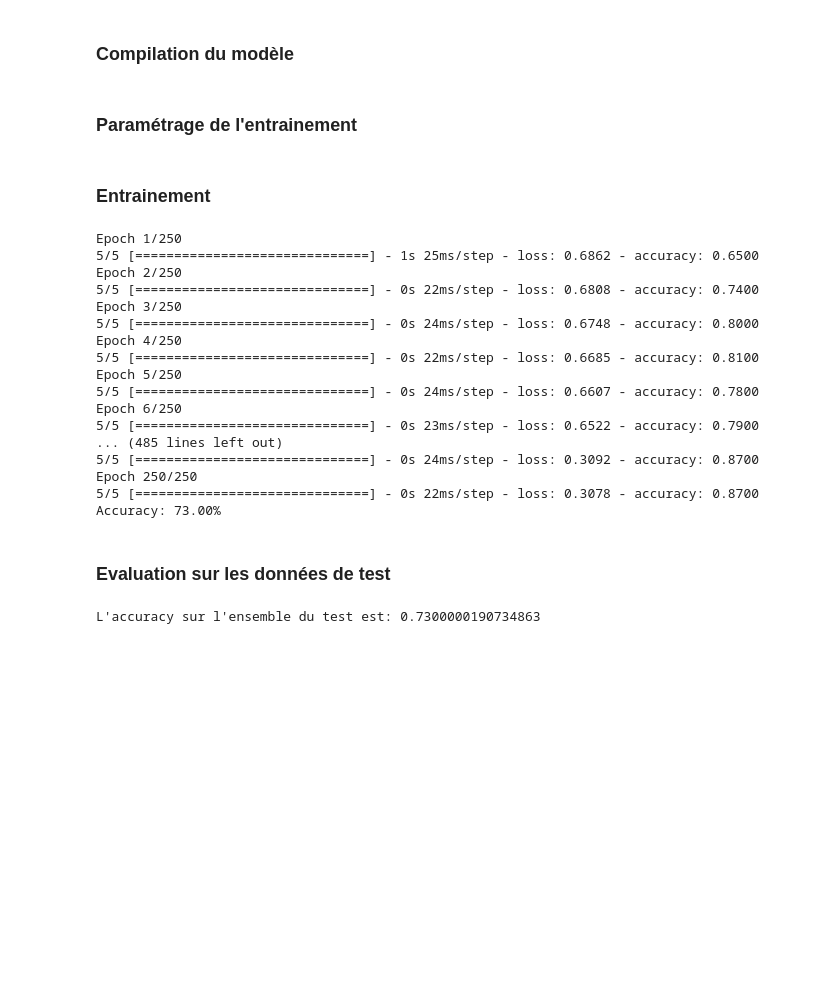
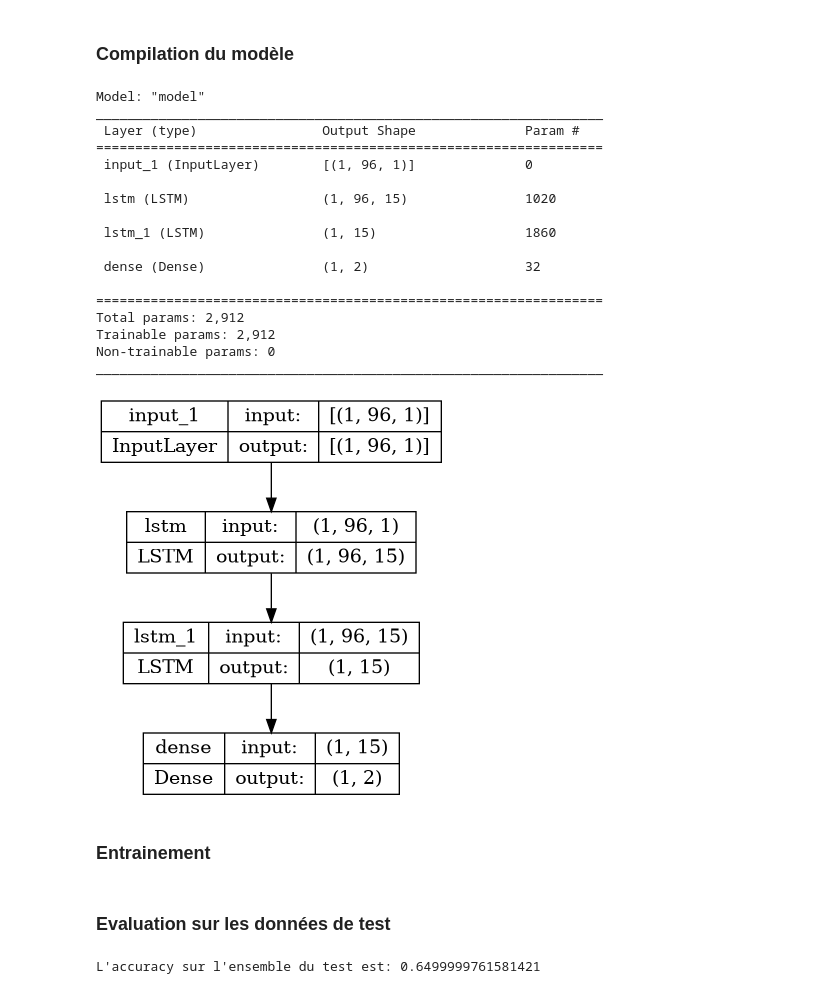
Before and after one commit to couardcourageux/ECG_classifier, a Jupyter notebook: test.ipynb, the cells around one changed output. Cells and saved outputs as stored; diff of their text form; code cells hidden in the pictures; blank space fills up the shorter version.

Commit message:
ajout des RNN, simpleRNN et LSTM, avec et sans dropout

```diff
--- a/test.ipynb
+++ b/test.ipynb
@@ -20,7 +21,7 @@ test_df = pd.read_csv('https://maxime-devanne.com/datasets/ECG200/ECG200_TEST.ts
 # %% [markdown]
 ### Préparation des données de d'entrainement et de test
 # %%
-x_train, y_train, x_test, y_test = get_train_test_fitted(
+x_train, y_train, x_test, y_test = get_train_test_rnn(
                                                         train_df,
                                                         test_df
                                                         )
@@ -63,0 +35,2 @@ _________________________________________________________________
+# %%
+simple_rnn = create_complex_rnn(x_train, y_train, drop=0.3, rec_drop=0.1)
@@ -68,2 +44,0 @@ model.compile(optimizer='adam', loss='binary_crossentropy', metrics=["accuracy"]
-# %% [markdown]
-### Paramétrage de l'entrainement
@@ -73,24 +45,24 @@ nb_epoch = 250
+# %%
+compile_model(simple_rnn)
+display_model(simple_rnn)
+# %% [output]
+Model: "model"
+_________________________________________________________________
+ Layer (type)                Output Shape              Param #
+=================================================================
+ input_1 (InputLayer)        [(1, 96, 1)]              0
+
+ lstm (LSTM)                 (1, 96, 15)               1020
+
+ lstm_1 (LSTM)               (1, 15)                   1860
+
+ dense (Dense)               (1, 2)                    32
+
+=================================================================
+Total params: 2,912
+Trainable params: 2,912
+Non-trainable params: 0
+_________________________________________________________________
+[figure, added]
 # %% [markdown]
 ### Entrainement
-# %%
-model.fit(x_train, y_train, batch_size=batch_size, epochs=nb_epoch) #, verbose=0)
-scores = model.evaluate(x_test, y_test, verbose=0)
-print("Accuracy: %.2f%%" % (scores[1]*100))
-# %% [output]
-Epoch 1/250
-5/5 [==============================] - 1s 25ms/step - loss: 0.6862 - accuracy: 0.6500
-Epoch 2/250
-5/5 [==============================] - 0s 22ms/step - loss: 0.6808 - accuracy: 0.7400
-Epoch 3/250
-5/5 [==============================] - 0s 24ms/step - loss: 0.6748 - accuracy: 0.8000
-Epoch 4/250
-5/5 [==============================] - 0s 22ms/step - loss: 0.6685 - accuracy: 0.8100
-Epoch 5/250
-5/5 [==============================] - 0s 24ms/step - loss: 0.6607 - accuracy: 0.7800
-Epoch 6/250
-5/5 [==============================] - 0s 23ms/step - loss: 0.6522 - accuracy: 0.7900
-... (485 lines left out)
-5/5 [==============================] - 0s 24ms/step - loss: 0.3092 - accuracy: 0.8700
-Epoch 250/250
-5/5 [==============================] - 0s 22ms/step - loss: 0.3078 - accuracy: 0.8700
-Accuracy: 73.00%
@@ -97,8 +71,8 @@ Accuracy: 73.00%
 # %% [markdown]
 ### Evaluation sur les données de test
 # %%
-loss,acc = model.evaluate(x_test,y_test,verbose=False)
+loss,acc = simple_rnn.evaluate(x_test,y_test, batch_size=1, verbose=False)
 
 print("L'accuracy sur l'ensemble du test est:",acc)
 # %% [output]
-L'accuracy sur l'ensemble du test est: 0.7300000190734863
+L'accuracy sur l'ensemble du test est: 0.6499999761581421
```
Also changed, not shown: parts of 7 cells of this notebook, 3 other files.
